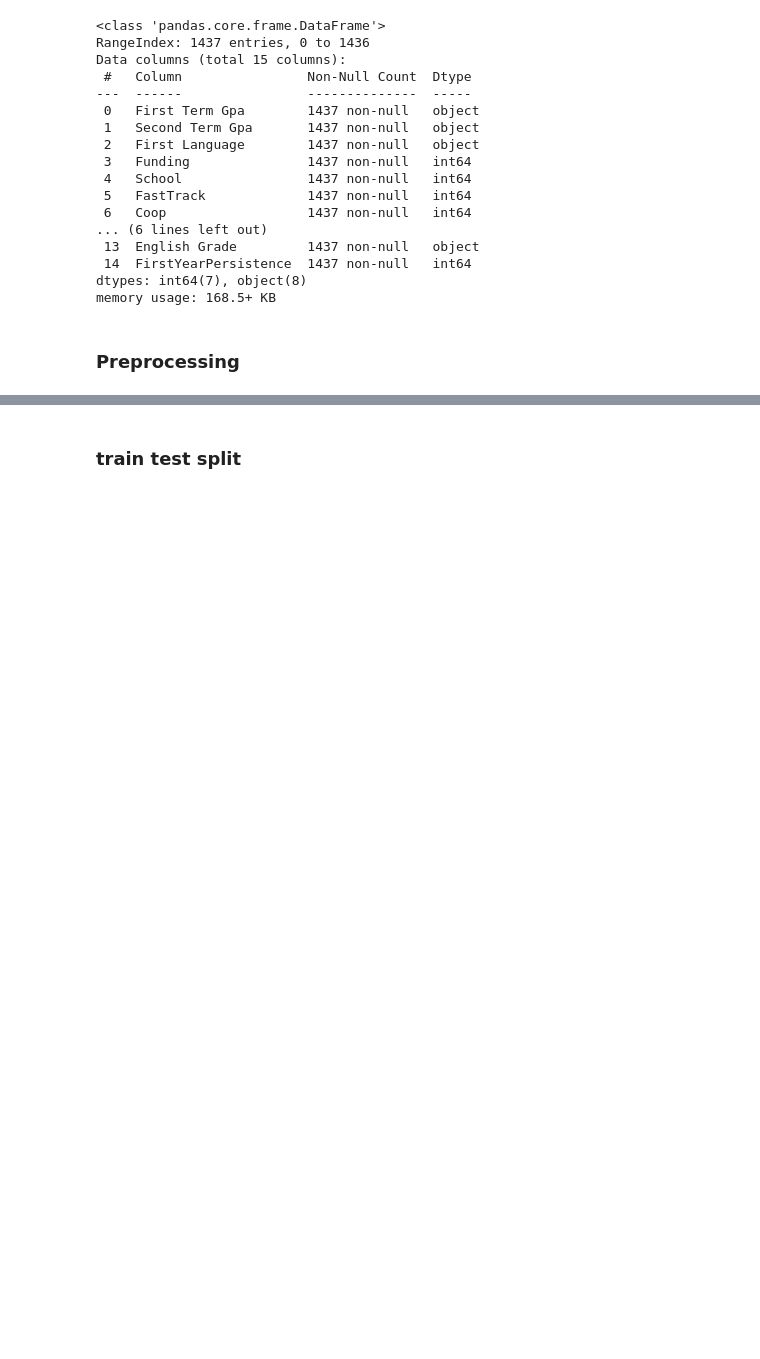
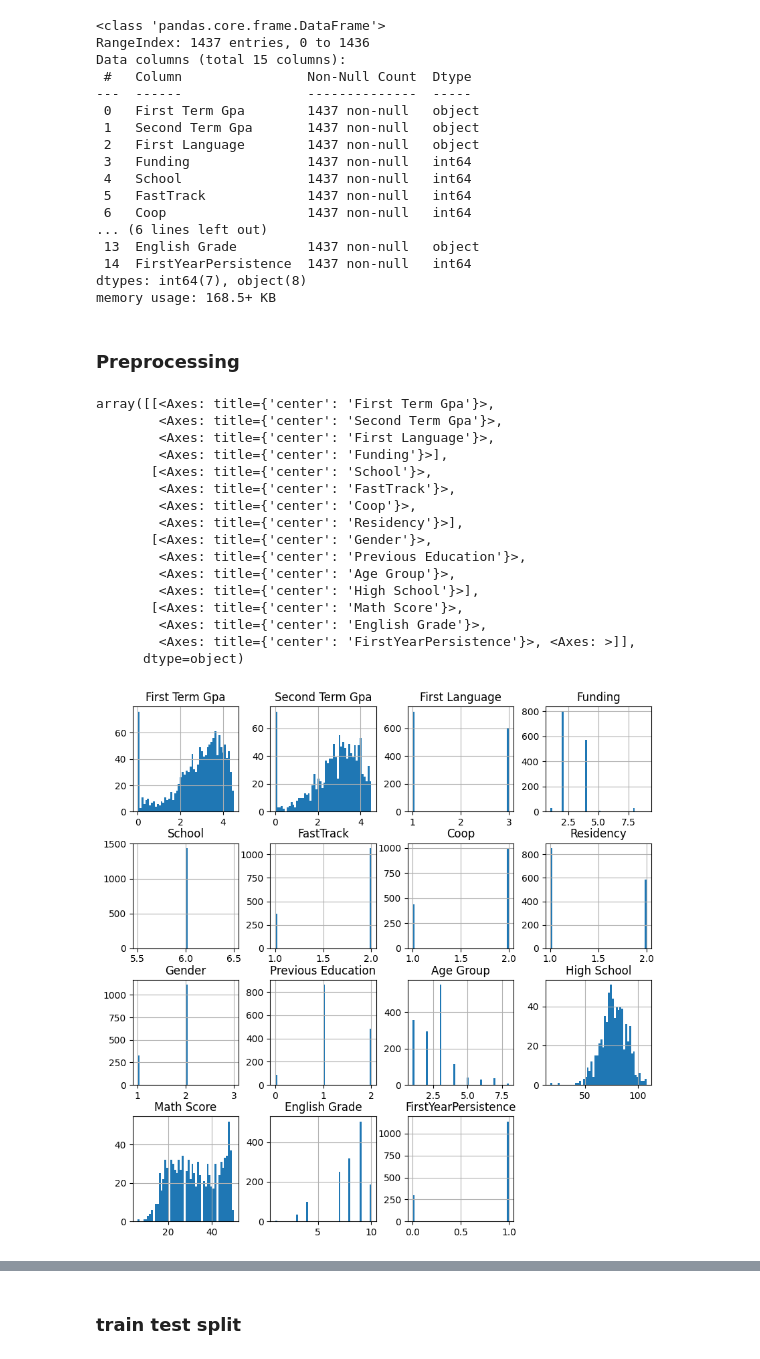
Before and after one commit to Kuga-Yoha/Student-Intelligent-solution-BE, a Jupyter notebook: Final_Group_Project.ipynb, the cells around one changed output, grey strips where cells are left out. Cells and saved outputs as stored; diff of their text form; code cells hidden in the pictures; blank space fills up the shorter version.

```diff
--- a/Final_Group_Project.ipynb
+++ b/Final_Group_Project.ipynb
@@ -51,3 +51,5 @@ dtypes: int64(7), object(8)
 memory usage: 168.5+ KB
 # %% [markdown]
 ### Preprocessing
+# %%
+df = df.apply(pd.to_numeric, errors='coerce', downcast='float')
@@ -53,0 +58,20 @@ memory usage: 168.5+ KB
+# %%
+df.hist(bins=50, figsize=(10, 10))
+# %% [output]
+array([[<Axes: title={'center': 'First Term Gpa'}>,
+        <Axes: title={'center': 'Second Term Gpa'}>,
+        <Axes: title={'center': 'First Language'}>,
+        <Axes: title={'center': 'Funding'}>],
+       [<Axes: title={'center': 'School'}>,
+        <Axes: title={'center': 'FastTrack'}>,
+        <Axes: title={'center': 'Coop'}>,
+        <Axes: title={'center': 'Residency'}>],
+       [<Axes: title={'center': 'Gender'}>,
+        <Axes: title={'center': 'Previous Education'}>,
+        <Axes: title={'center': 'Age Group'}>,
+        <Axes: title={'center': 'High School'}>],
+       [<Axes: title={'center': 'Math Score'}>,
+        <Axes: title={'center': 'English Grade'}>,
+        <Axes: title={'center': 'FirstYearPersistence'}>, <Axes: >]],
+      dtype=object)
+[figure, added]
```
Also changed, not shown: parts of 20 cells of this notebook.
